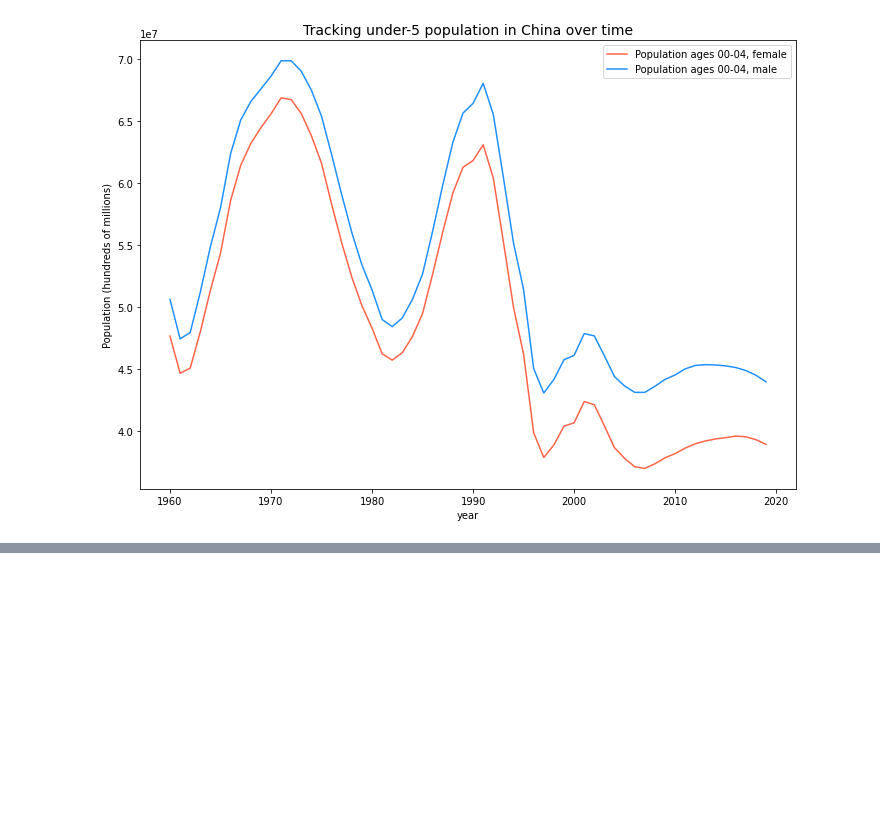
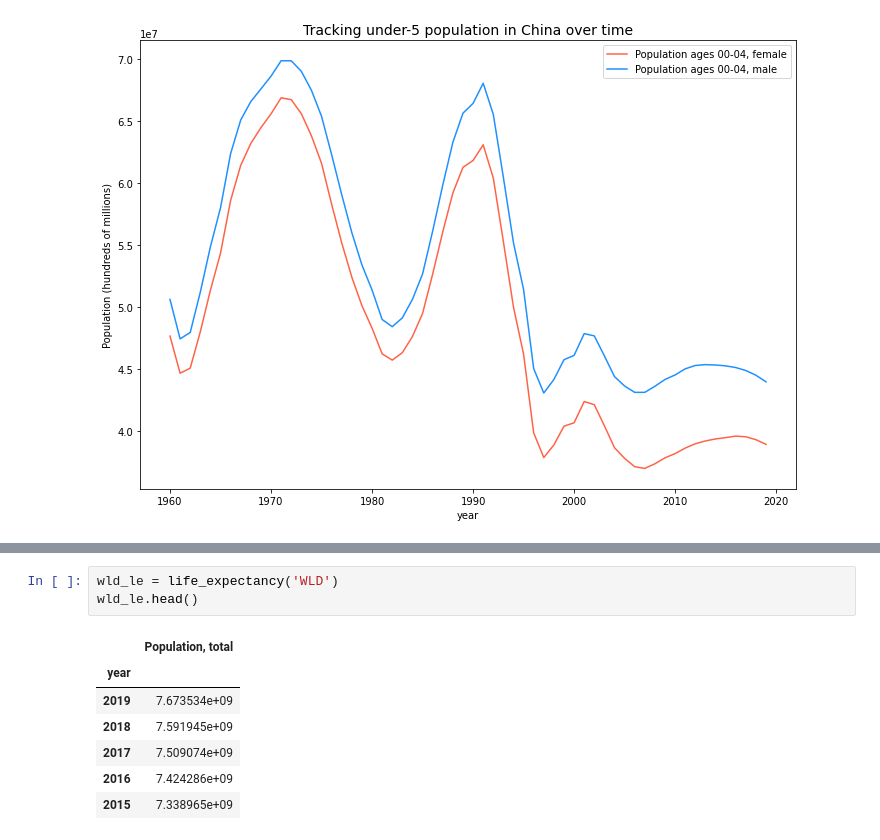
Before and after one commit to singcheerto/project1, a Jupyter notebook: china.ipynb, the cells around one changed output, grey strips where cells are left out. Drawn from its saved outputs; the diff is of its cells as text; blank space fills up the shorter version.

```diff
--- a/china.ipynb
+++ b/china.ipynb
@@ -125,0 +133,11 @@ plt.show();
+# %%
+wld_le = life_expectancy('WLD')
+wld_le.head()
+# %% [output]
+|  | Population, total |
+| year |  |
+| 2019 | 7.673534e+09 |
+| 2018 | 7.591945e+09 |
+| 2017 | 7.509074e+09 |
+| 2016 | 7.424286e+09 |
+| 2015 | 7.338965e+09 |
```
Also changed, not shown: parts of 4 cells of this notebook, 1 other file.
